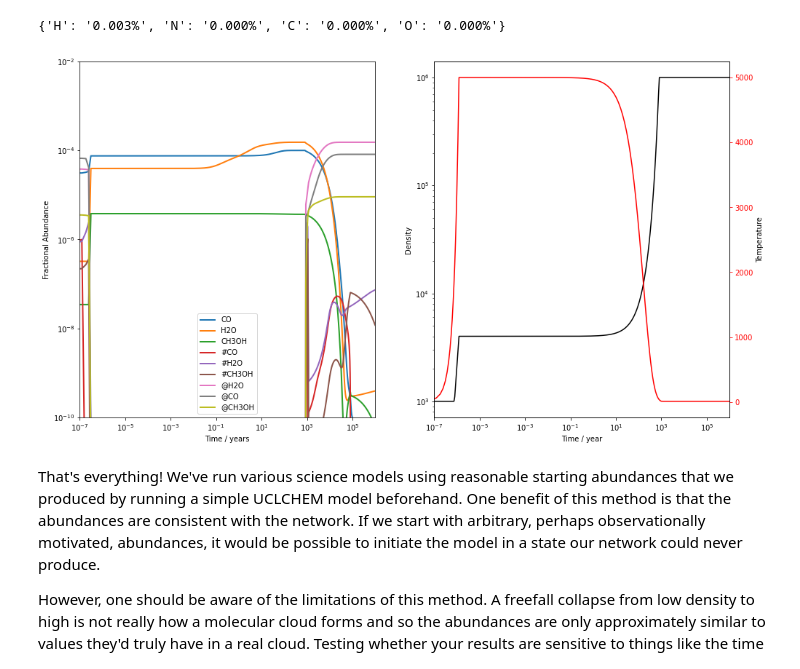
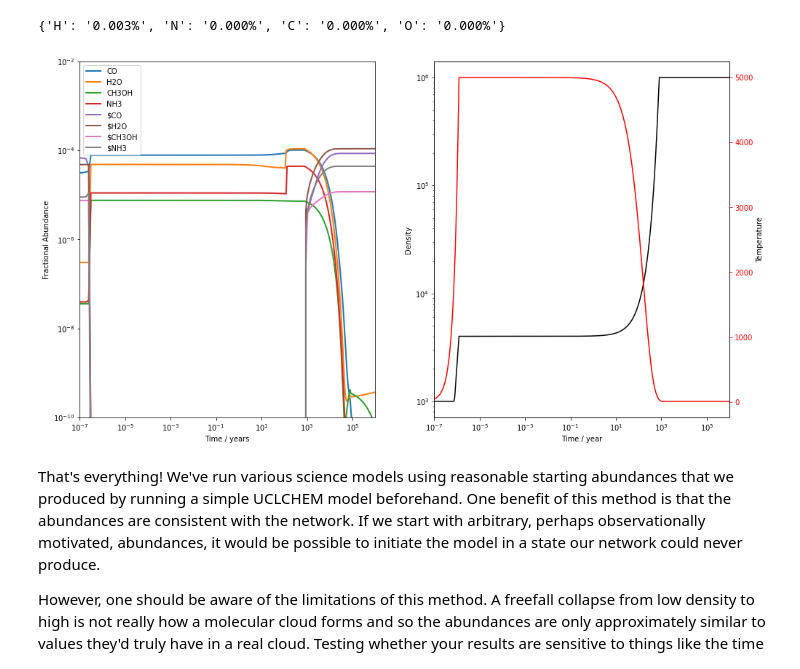
Before and after one commit to uclchem/UCLCHEM, a Jupyter notebook: Tutorials/modelling_objects.ipynb, the cells around one changed output. Cells and saved outputs as stored; diff of their text form; code cells hidden in the pictures.

```diff
--- a/Tutorials/modelling_objects.ipynb
+++ b/Tutorials/modelling_objects.ipynb
@@ -134,7 +154,7 @@ uclchem.analysis.check_element_conservation(phase2_df)
 # %% [output]
 {'H': '0.005%', 'N': '1.151%', 'C': '1.380%', 'O': '1.305%'}
 # %%
-species=["CO","H2O","CH3OH","#CO","#H2O","#CH3OH","@H2O","@CO","@CH3OH"]
+species=["CO","H2O","CH3OH","NH3","$CO","$H2O","$CH3OH","$NH3"]
 
 fig,[ax,ax2]=plt.subplots(1,2,figsize=(16,9))
 ax=uclchem.analysis.plot_species(ax,phase2_df,species)
@@ -176,23 +196,23 @@ uclchem.analysis.check_element_conservation(phase2_df)
 # %% [output]
 {'H': '0.003%', 'N': '0.000%', 'C': '0.000%', 'O': '0.000%'}
 # %%
-species=["CO","H2O","CH3OH","#CO","#H2O","#CH3OH","@H2O","@CO","@CH3OH"]
+species=["CO","H2O","CH3OH","NH3","$CO","$H2O","$CH3OH","$NH3"]
 
 fig,[ax,ax2]=plt.subplots(1,2,figsize=(16,9))
 ax=uclchem.analysis.plot_species(ax,phase2_df,species)
 settings=ax.set(yscale="log",xlim=(1e-7,1e6),ylim=(1e-10,1e-2),
             xlabel="Time / years",
             ylabel="Fractional Abundance",xscale="log")
 
 ax2.plot(phase2_df["Time"],phase2_df["Density"],color="black")
 ax2.set(xscale="log",yscale="log")
 ax3=ax2.twinx()
 ax3.plot(phase2_df["Time"],phase2_df["gasTemp"],color="red")
 ax2.set(xlabel="Time / year",ylabel="Density")
 ax3.set(ylabel="Temperature",facecolor="red",xlim=(1e-7,1e6))
 ax3.tick_params(axis='y', colors='red')
 # %% [output]
-[figure, old version]
+[figure, new version]
 # %% [markdown]
 That's everything! We've run various science models using reasonable starting abundances that we produced by running a simple UCLCHEM model beforehand. One benefit of this method is that the abundances are consistent with the network. If we start with arbitrary, perhaps observationally motivated, abundances, it would be possible to initiate the model in a state our network could never produce.
 
```
Also changed, not shown: parts of 8 cells of this notebook, 29 other files.
